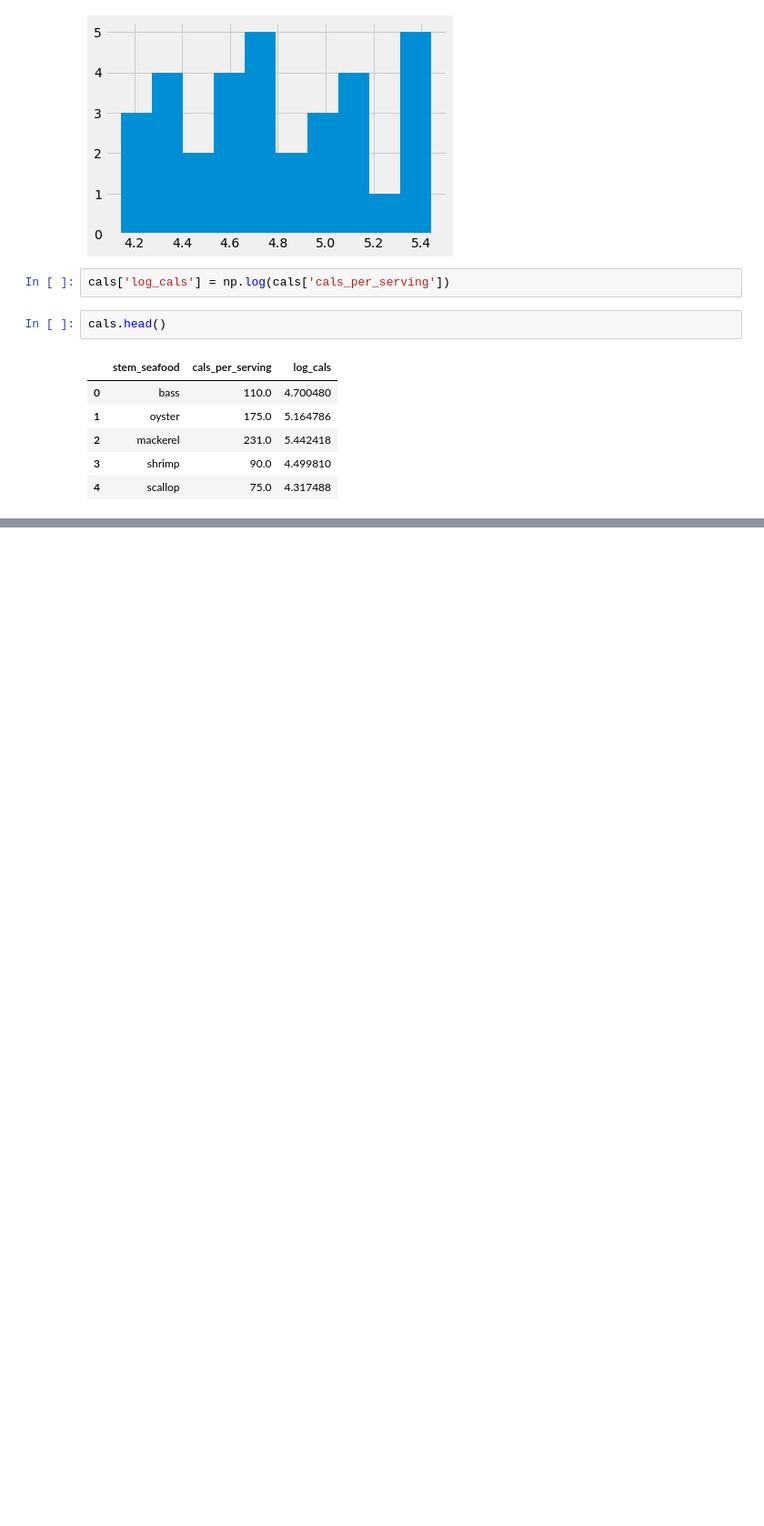
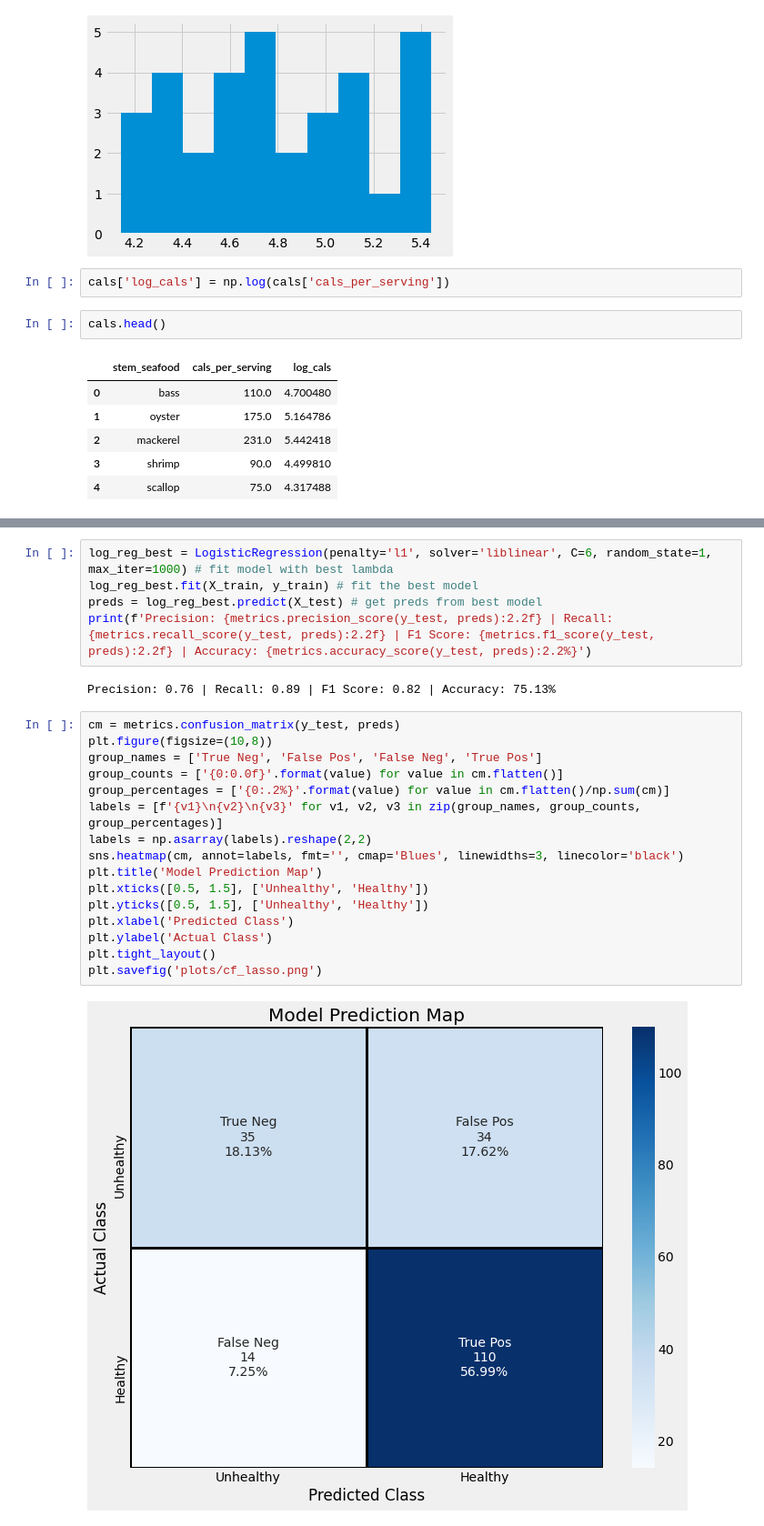
Before and after one commit to jagephart/nypl-menus, a Jupyter notebook: entity-extraction/analysis.ipynb, the cells around one changed output, grey strips where cells are left out. Shown at 91% size. Drawn from its saved outputs; the diff is of its cells as text; blank space fills up the shorter version.

```diff
--- a/entity-extraction/analysis.ipynb
+++ b/entity-extraction/analysis.ipynb
@@ -981,0 +570,25 @@ weighted avg       0.70      0.72      0.70       192
+# %%
+log_reg_best = LogisticRegression(penalty='l1', solver='liblinear', C=6, random_state=1, max_iter=1000) # fit model with best lambda
+log_reg_best.fit(X_train, y_train) # fit the best model
+preds = log_reg_best.predict(X_test) # get preds from best model
+print(f'Precision: {metrics.precision_score(y_test, preds):2.2f} | Recall: {metrics.recall_score(y_test, preds):2.2f} | F1 Score: {metrics.f1_score(y_test, preds):2.2f} | Accuracy: {metrics.accuracy_score(y_test, preds):2.2%}')
+# %% [output]
+Precision: 0.76 | Recall: 0.89 | F1 Score: 0.82 | Accuracy: 75.13%
+# %%
+cm = metrics.confusion_matrix(y_test, preds)
+plt.figure(figsize=(10,8))
+group_names = ['True Neg', 'False Pos', 'False Neg', 'True Pos']
+group_counts = ['{0:0.0f}'.format(value) for value in cm.flatten()]
+group_percentages = ['{0:.2%}'.format(value) for value in cm.flatten()/np.sum(cm)]
+labels = [f'{v1}\n{v2}\n{v3}' for v1, v2, v3 in zip(group_names, group_counts, group_percentages)]
+labels = np.asarray(labels).reshape(2,2)
+sns.heatmap(cm, annot=labels, fmt='', cmap='Blues', linewidths=3, linecolor='black')
+plt.title('Model Prediction Map')
+plt.xticks([0.5, 1.5], ['Unhealthy', 'Healthy'])
+plt.yticks([0.5, 1.5], ['Unhealthy', 'Healthy'])
+plt.xlabel('Predicted Class')
+plt.ylabel('Actual Class')
+plt.tight_layout()
+plt.savefig('plots/cf_lasso.png')
+# %% [output]
+[figure, added]
```
Also changed, not shown: parts of 93 cells of this notebook, 7 other files.
